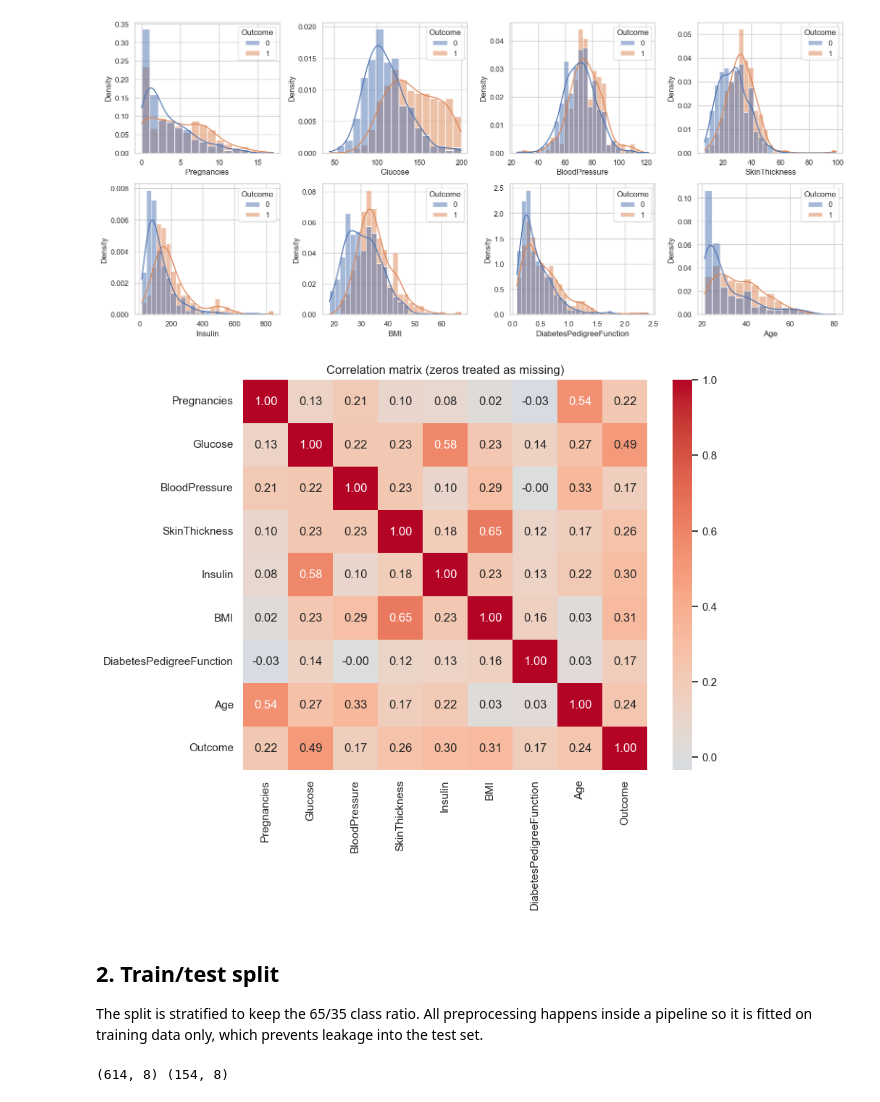
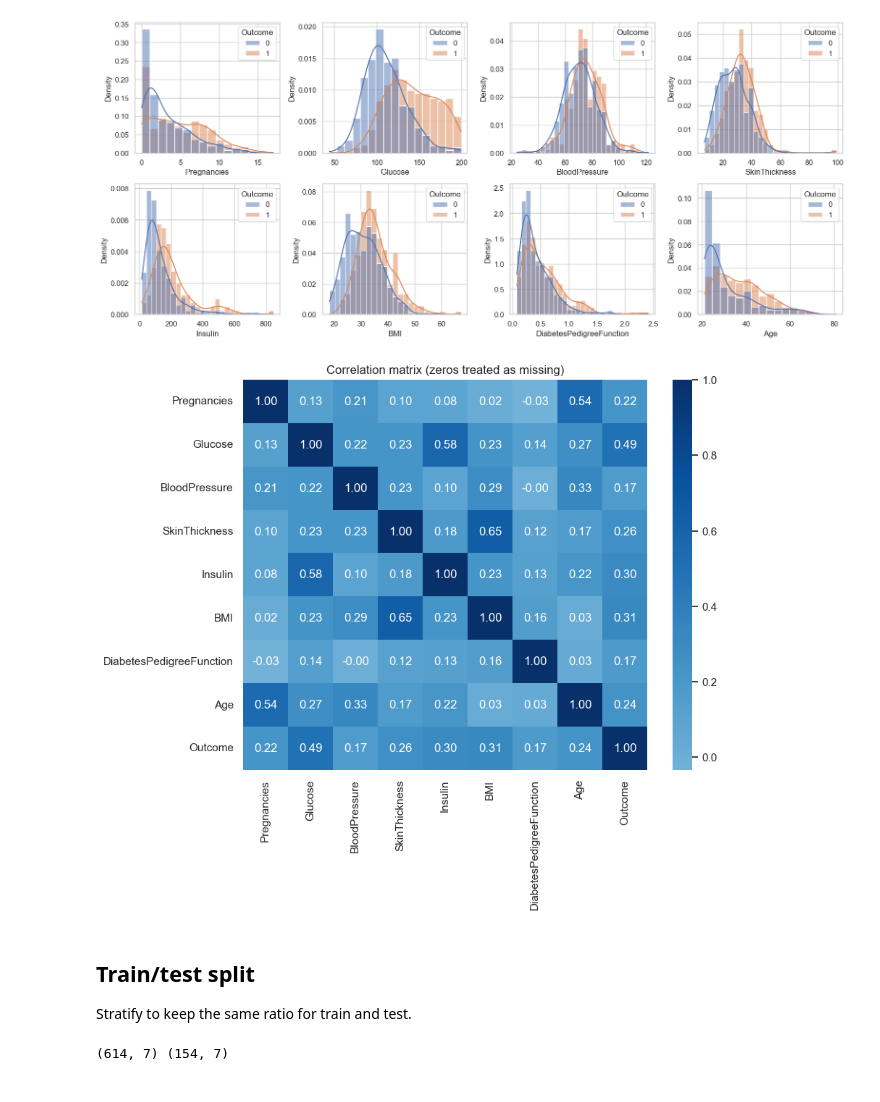
Before and after one commit to Burre007/M7016H_project_code, a Jupyter notebook: model.ipynb, the cells around one changed output. Saved outputs shown, nothing was run; the diff lists cells and outputs as text; code cells hidden in the pictures.

```diff
--- a/model.ipynb
+++ b/model.ipynb
@@ -100,25 +88,22 @@ plt.tight_layout()
 # %% [output]
 [figure]
 # %%
-# Pairwise Pearson correlations between all columns (including Outcome).
-# NaNs are ignored pairwise, so the fake zeros don't affect the result.
 plt.figure(figsize=(9, 7))
-sns.heatmap(dfPlot.corr(), annot=True, fmt=".2f", cmap="coolwarm", center=0)
+sns.heatmap(dfPlot.corr(), annot=True, fmt=".2f", cmap="Blues", center=0)
 plt.title("Correlation matrix (zeros treated as missing)");
 # %% [output]
-[figure, old version]
+[figure, new version]
 # %% [markdown]
-## 2. Train/test split
-The split is stratified to keep the 65/35 class ratio. All preprocessing happens inside a pipeline so it is fitted on training data only, which prevents leakage into the test set.
+## Train/test split
+Stratify to keep the same ratio for train and test.
 # %%
-# Separate features (X) from the target (y)
-x = df.drop(columns="Outcome")
+droppedCols = ["Insulin"]
+x = df.drop(columns=["Outcome"] + droppedCols)
 y = df["Outcome"]
 
-# Hold out 20% as a test set. stratify=y keeps the same class ratio in both parts.
 xTrain, xTest, yTrain, yTest = train_test_split(
     x, y, test_size=0.2, stratify=y, random_state=randomState)
 print(xTrain.shape, xTest.shape)
 # %% [output]
-(614, 8) (154, 8)
+(614, 7) (154, 7)
 # %% [markdown]
```
Also changed, not shown: parts of 25 cells of this notebook, 1 other file.
